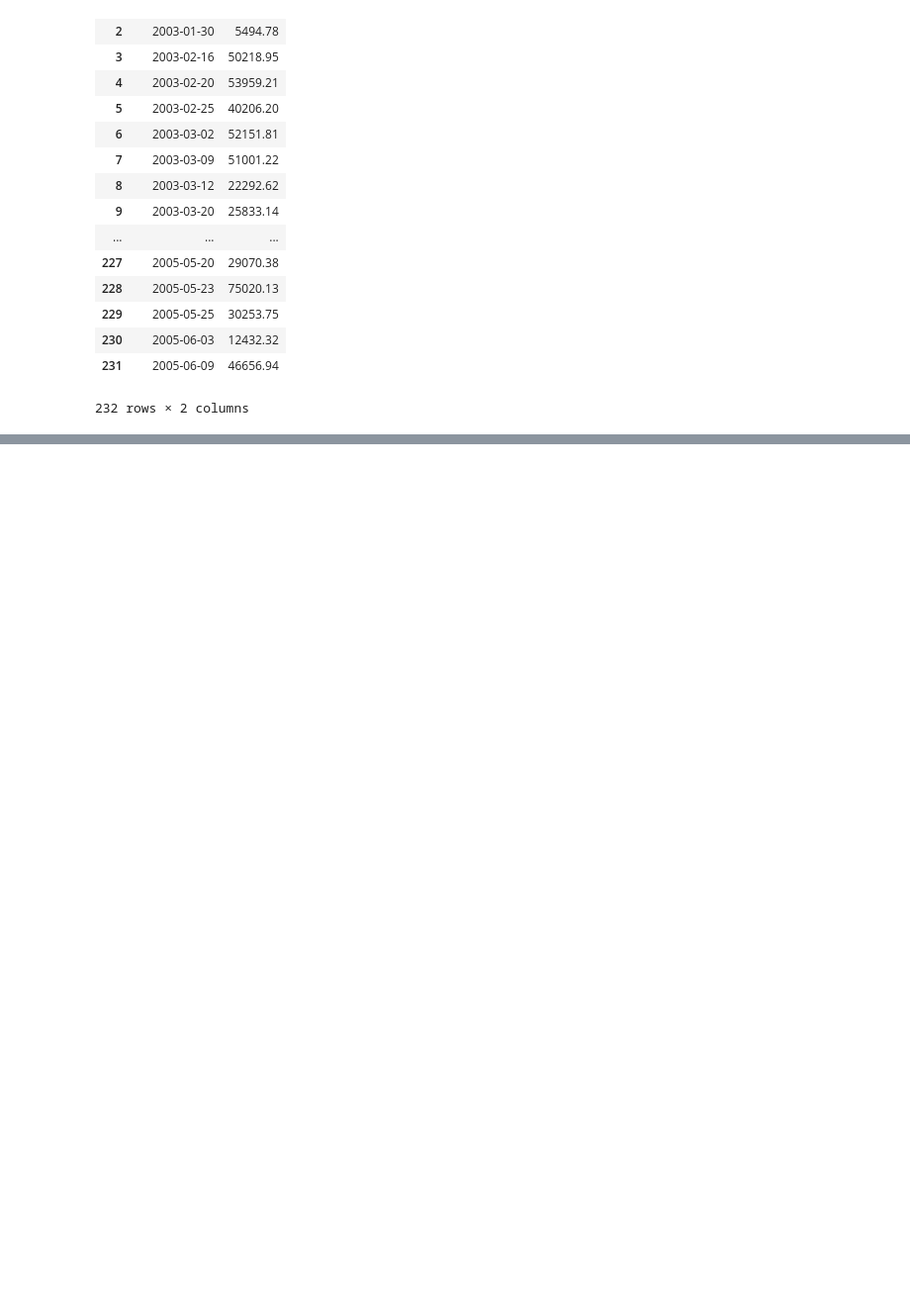
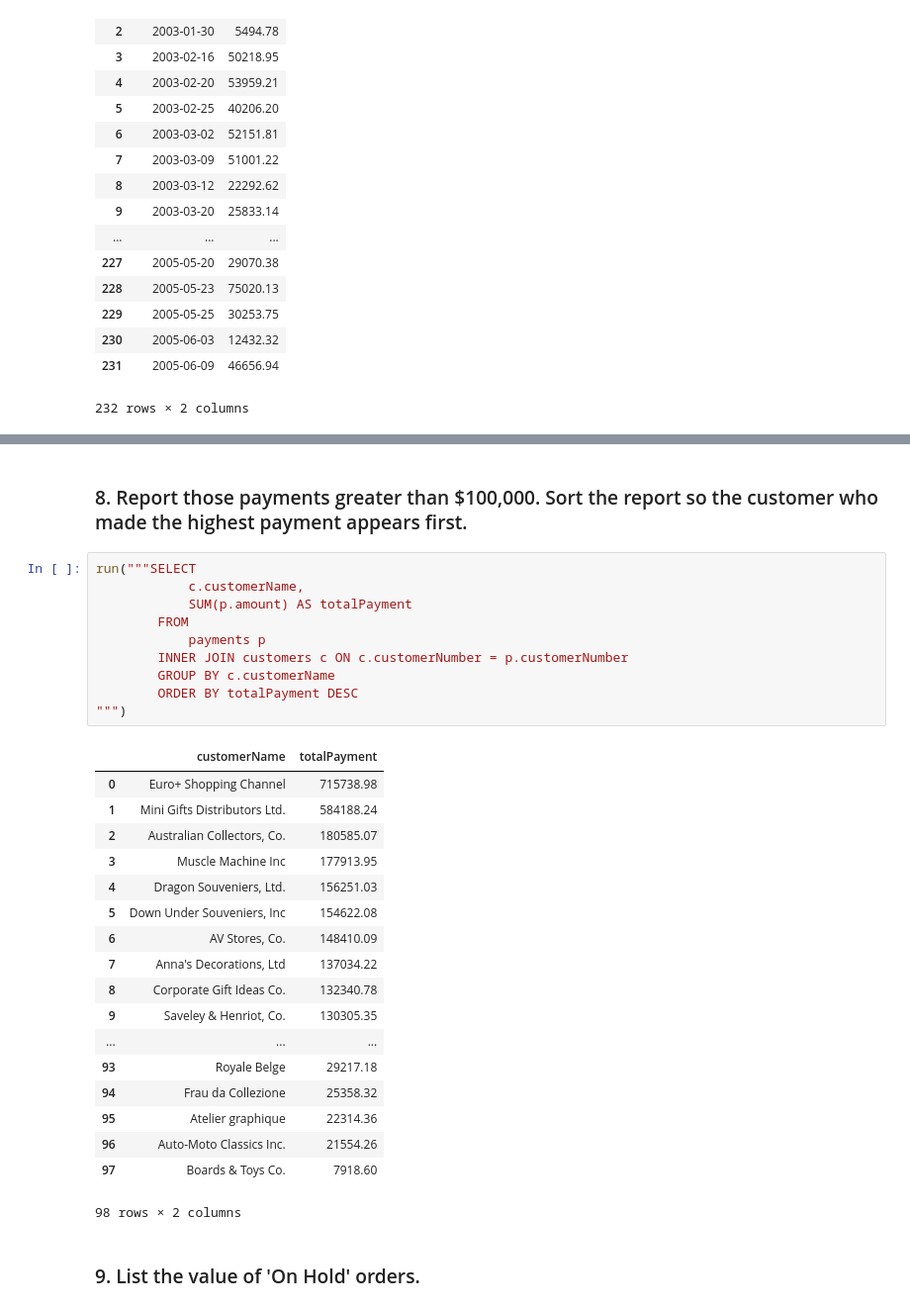
Before and after one commit to saiful873/digital-talent, a Jupyter notebook: TUGAS SQL #2.ipynb, the cells around one changed output, grey strips where cells are left out. Shown at 99% size. Cells and saved outputs as stored; diff of their text form; blank space fills up the shorter version.

```diff
--- a/TUGAS SQL #2.ipynb
+++ b/TUGAS SQL #2.ipynb
@@ -121,0 +217,33 @@ run(""" SELECT
+# %% [markdown]
+### 8. Report those payments greater than $100,000. Sort the report so the customer who made the highest payment appears first.
+# %%
+run("""SELECT
+            c.customerName,
+            SUM(p.amount) AS totalPayment
+        FROM
+            payments p
+        INNER JOIN customers c ON c.customerNumber = p.customerNumber
+        GROUP BY c.customerName
+        ORDER BY totalPayment DESC
+""")
+# %% [output]
+|  | customerName | totalPayment |
+| 0 | Euro+ Shopping Channel | 715738.98 |
+| 1 | Mini Gifts Distributors Ltd. | 584188.24 |
+| 2 | Australian Collectors, Co. | 180585.07 |
+| 3 | Muscle Machine Inc | 177913.95 |
+| 4 | Dragon Souveniers, Ltd. | 156251.03 |
+| 5 | Down Under Souveniers, Inc | 154622.08 |
+| 6 | AV Stores, Co. | 148410.09 |
+| 7 | Anna's Decorations, Ltd | 137034.22 |
+| 8 | Corporate Gift Ideas Co. | 132340.78 |
+| 9 | Saveley & Henriot, Co. | 130305.35 |
+| ... | ... | ... |
+| 93 | Royale Belge | 29217.18 |
+| 94 | Frau da Collezione | 25358.32 |
+| 95 | Atelier graphique | 22314.36 |
+| 96 | Auto-Moto Classics Inc. | 21554.26 |
+| 97 | Boards & Toys Co. | 7918.60 |
+98 rows × 2 columns
+# %% [markdown]
+### 9. List the value of 'On Hold' orders.
```
Also changed, not shown: parts of 8 cells of this notebook.
